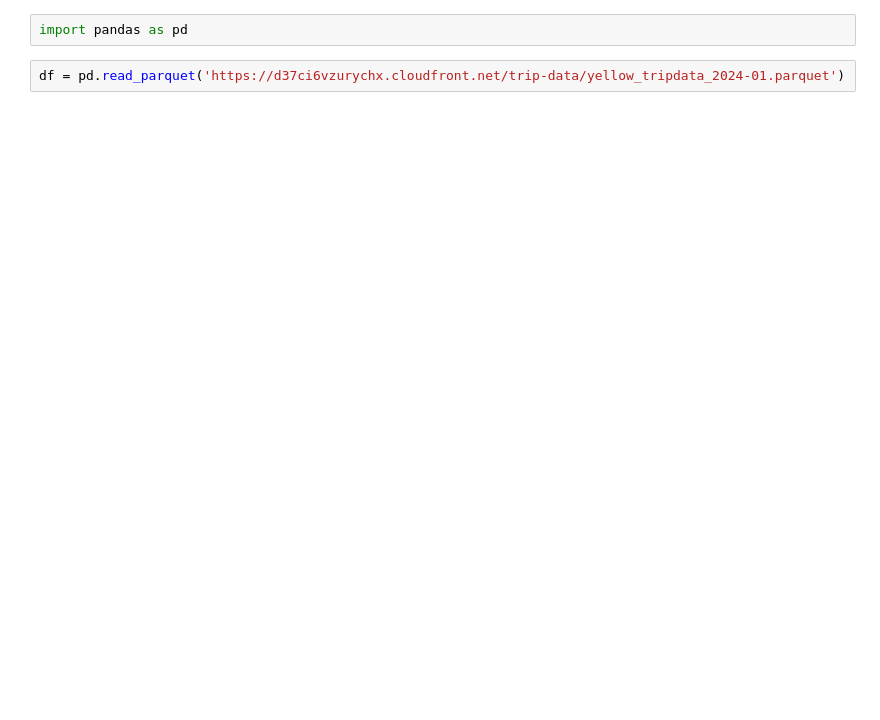
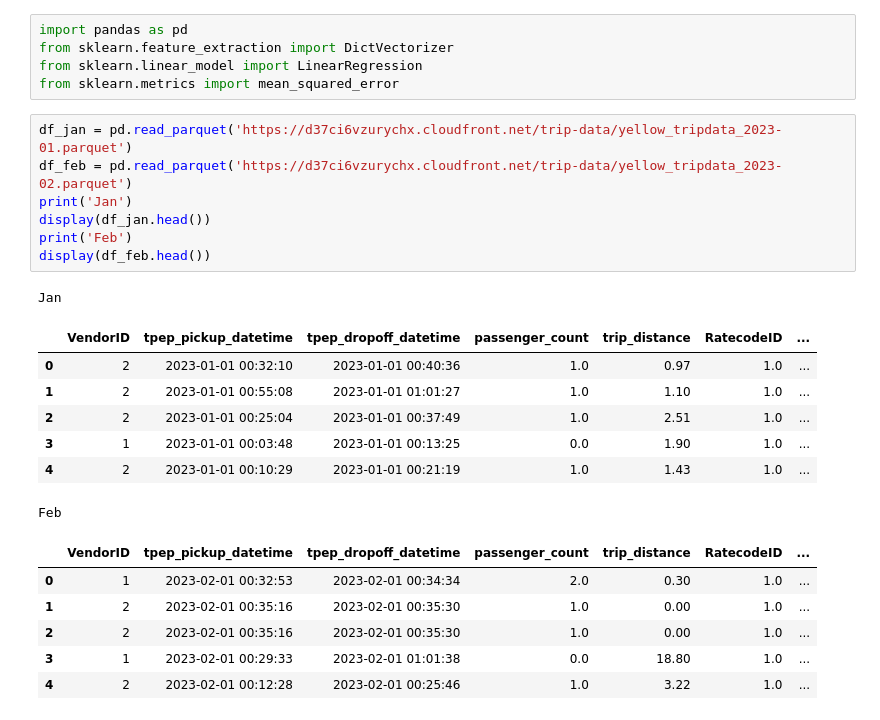
Before and after one commit to ranjithnrjk/MLOPS_zoom_camp, a Jupyter notebook: 01-intro/homework-01.ipynb, the cells around one changed output. Saved outputs shown, nothing was run; the diff lists cells and outputs as text; blank space fills up the shorter version.

```diff
--- a/01-intro/homework-01.ipynb
+++ b/01-intro/homework-01.ipynb
@@ -1,4 +1,27 @@
 # %%
 import pandas as pd
+from sklearn.feature_extraction import DictVectorizer
+from sklearn.linear_model import LinearRegression
+from sklearn.metrics import mean_squared_error
 # %%
-df = pd.read_parquet('https://d37ci6vzurychx.cloudfront.net/trip-data/yellow_tripdata_2024-01.parquet')
+df_jan = pd.read_parquet('https://d37ci6vzurychx.cloudfront.net/trip-data/yellow_tripdata_2023-01.parquet')
+df_feb = pd.read_parquet('https://d37ci6vzurychx.cloudfront.net/trip-data/yellow_tripdata_2023-02.parquet')
+print('Jan')
+display(df_jan.head())
+print('Feb')
+display(df_feb.head())
+# %% [output]
+Jan
+|  | VendorID | tpep_pickup_datetime | tpep_dropoff_datetime | passenger_count | trip_distance | RatecodeID | ... |
+| 0 | 2 | 2023-01-01 00:32:10 | 2023-01-01 00:40:36 | 1.0 | 0.97 | 1.0 | ... |
+| 1 | 2 | 2023-01-01 00:55:08 | 2023-01-01 01:01:27 | 1.0 | 1.10 | 1.0 | ... |
+| 2 | 2 | 2023-01-01 00:25:04 | 2023-01-01 00:37:49 | 1.0 | 2.51 | 1.0 | ... |
+| 3 | 1 | 2023-01-01 00:03:48 | 2023-01-01 00:13:25 | 0.0 | 1.90 | 1.0 | ... |
+| 4 | 2 | 2023-01-01 00:10:29 | 2023-01-01 00:21:19 | 1.0 | 1.43 | 1.0 | ... |
+Feb
+|  | VendorID | tpep_pickup_datetime | tpep_dropoff_datetime | passenger_count | trip_distance | RatecodeID | ... |
+| 0 | 1 | 2023-02-01 00:32:53 | 2023-02-01 00:34:34 | 2.0 | 0.30 | 1.0 | ... |
+| 1 | 2 | 2023-02-01 00:35:16 | 2023-02-01 00:35:30 | 1.0 | 0.00 | 1.0 | ... |
+| 2 | 2 | 2023-02-01 00:35:16 | 2023-02-01 00:35:30 | 1.0 | 0.00 | 1.0 | ... |
+| 3 | 1 | 2023-02-01 00:29:33 | 2023-02-01 01:01:38 | 0.0 | 18.80 | 1.0 | ... |
+| 4 | 2 | 2023-02-01 00:12:28 | 2023-02-01 00:25:46 | 1.0 | 3.22 | 1.0 | ... |
```
Also changed, not shown: parts of 20 cells of this notebook.
